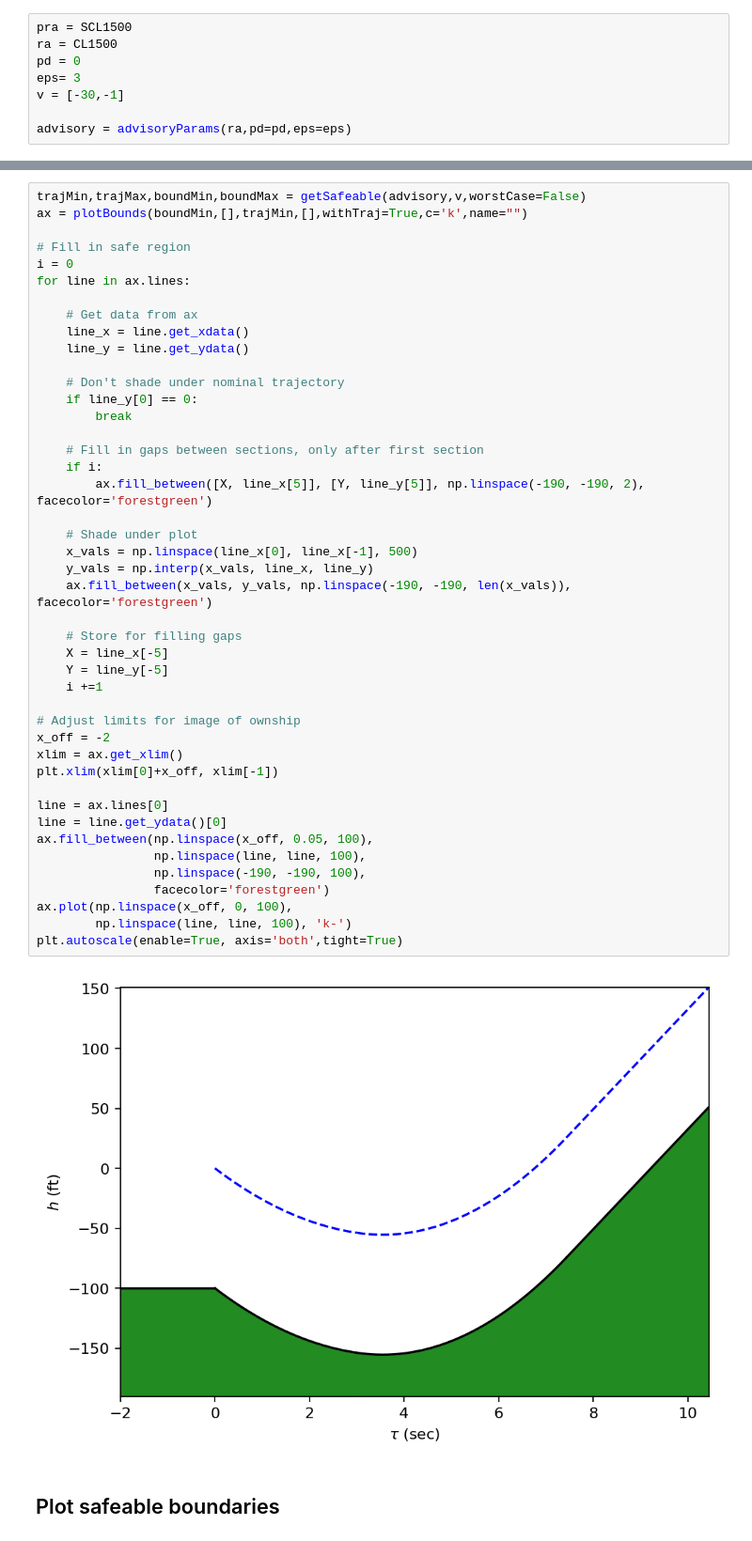
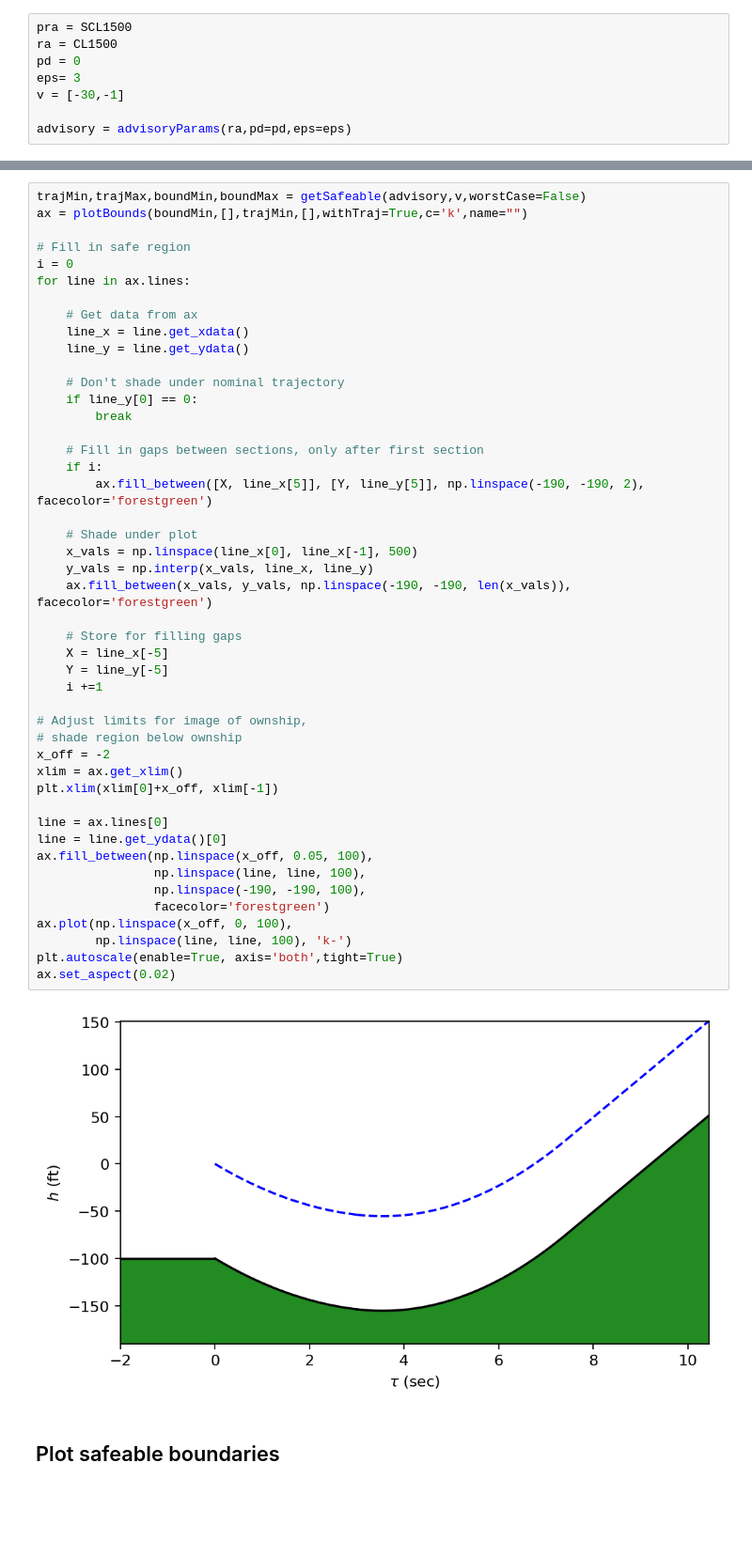
Before and after one commit to kjulian3/Safeable, a Jupyter notebook: PlottingWorkbook.ipynb, the cells around one changed output, grey strips where cells are left out. Shown: that part at 94% size. Cells and saved outputs as stored; diff of their text form; blank space fills up the shorter version.

Commit message:
Safe region plotting

```diff
--- a/PlottingWorkbook.ipynb
+++ b/PlottingWorkbook.ipynb
@@ -39,35 +39,37 @@ for line in ax.lines:
         break
 
     # Fill in gaps between sections, only after first section
     if i:
         ax.fill_between([X, line_x[5]], [Y, line_y[5]], np.linspace(-190, -190, 2), facecolor='forestgreen')
 
     # Shade under plot
     x_vals = np.linspace(line_x[0], line_x[-1], 500)
     y_vals = np.interp(x_vals, line_x, line_y)
     ax.fill_between(x_vals, y_vals, np.linspace(-190, -190, len(x_vals)), facecolor='forestgreen')
 
     # Store for filling gaps
     X = line_x[-5]
     Y = line_y[-5]
     i +=1
 
-# Adjust limits for image of ownship
+# Adjust limits for image of ownship,
+# shade region below ownship
 x_off = -2
 xlim = ax.get_xlim()
 plt.xlim(xlim[0]+x_off, xlim[-1])
 
 line = ax.lines[0]
 line = line.get_ydata()[0]
 ax.fill_between(np.linspace(x_off, 0.05, 100),
                 np.linspace(line, line, 100),
                 np.linspace(-190, -190, 100),
                 facecolor='forestgreen')
 ax.plot(np.linspace(x_off, 0, 100),
         np.linspace(line, line, 100), 'k-')
 plt.autoscale(enable=True, axis='both',tight=True)
+ax.set_aspect(0.02)
 # %% [output]
-[figure, old version]
+[figure, new version]
 # %% [markdown]
 ## Plot safeable boundaries
 # %%
```
Also changed, not shown: parts of 1 cell of this notebook.
